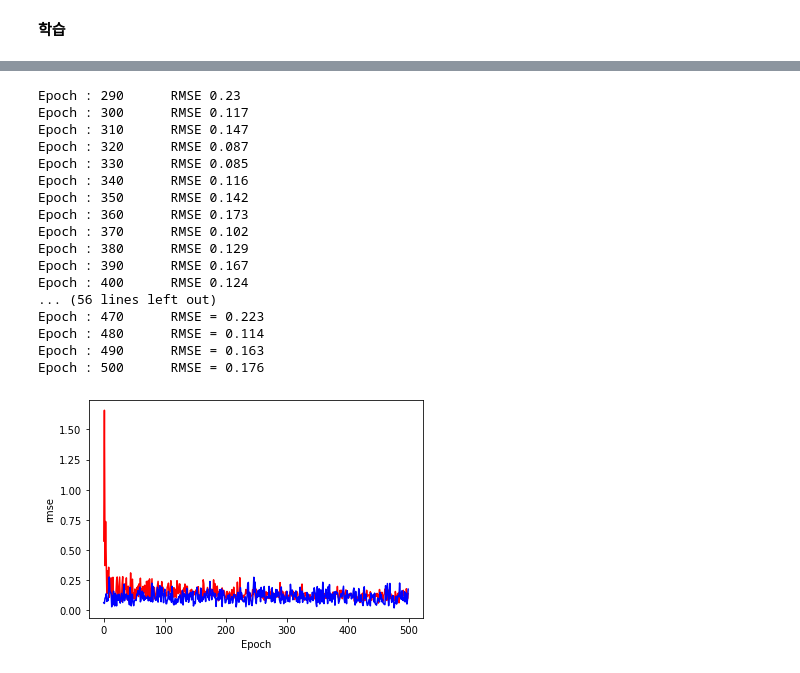
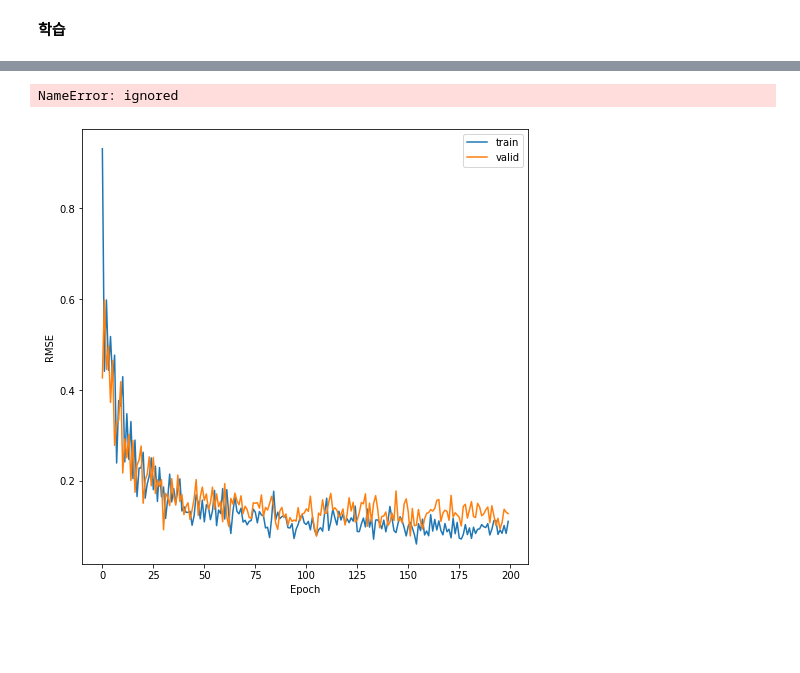
Before and after one commit to gravity0717/Capstone, a Jupyter notebook: MuitiCNN_MU_dataset.ipynb, the cells around one changed output, grey strips where cells are left out. Drawn from its saved outputs; the diff is of its cells as text; code cells hidden in the pictures; blank space fills up the shorter version.

```diff
--- a/MuitiCNN_MU_dataset.ipynb
+++ b/MuitiCNN_MU_dataset.ipynb
@@ -375,46 +449,42 @@ test_dataloader = DataLoader(test_dataset, batch_size=4, shuffle=True, drop_last
-# %%
-torch.manual_seed(999)
-model_no_dp=Model_no_dp().to(device)
-dataset_size = len(custom_cloth)
-train_dataset,  test_dataset = random_split(custom_cloth, [train_size, test_size])
-
-train_dataloader = DataLoader(train_dataset, batch_size=16, shuffle=True, drop_last=True)
-test_dataloader = DataLoader(test_dataset, batch_size=4, shuffle=True, drop_last=True)
-criterion =torch.nn.MSELoss()
-optimizer =torch.optim.SGD(model_no_dp.parameters(), lr=  0.01)
-
-train_li=train(500,model_no_dp,optimizer=optimizer,criterion=criterion)
-test_li=test(500,model_no_dp,optimizer=optimizer,criterion=criterion)
-# %% [output]
-Epoch : 290      RMSE 0.23
-Epoch : 300      RMSE 0.117
-Epoch : 310      RMSE 0.147
-Epoch : 320      RMSE 0.087
-Epoch : 330      RMSE 0.085
-Epoch : 340      RMSE 0.116
-Epoch : 350      RMSE 0.142
-Epoch : 360      RMSE 0.173
-Epoch : 370      RMSE 0.102
-Epoch : 380      RMSE 0.129
-Epoch : 390      RMSE 0.167
-Epoch : 400      RMSE 0.124
-... (56 lines left out)
-Epoch : 470      RMSE = 0.223
-Epoch : 480      RMSE = 0.114
-Epoch : 490      RMSE = 0.163
-Epoch : 500      RMSE = 0.176
+# %%
+gt=[]
+for x_tensor in groundtruth:
+  x_tensor=x_tensor.detach().cpu().numpy()
+  for x in x_tensor:
+    gt.append(x.item())
+
+import csv
+
+with open('groundtruth.csv','w',encoding='utf8',newline='') as f:
+  write =csv.writer(f)
+
+  write.writerows(f)
+# %% [output]
+NameError: ignored
 # %%
 #시각화
 t_l=[]
 for x in train_li:
   x=x.detach().cpu().numpy()
   t_l.append(x)
-plt.plot(np.arange(500),t_l,'r')
-plt.plot(np.arange(500),test_li,'b')
+
+vd_l=[]
+for x in valid_li:
+  x=x.detach().cpu().numpy()
+  vd_l.append(x)
+
+fig = plt.figure(figsize=(8,8)) ## 캔버스 생성
+fig.set_facecolor('white') ## 캔버스 색상 설정
+ax = fig.add_subplot() ## 그림 뼈대(프레임) 생성
+
+ax.plot(np.arange(200),t_l,label='train') ## 선그래프 생성
+ax.plot(np.arange(200),vd_l,label='valid')
+
+ax.legend()
 
 plt.xlabel("Epoch")
-plt.ylabel("rmse")
+plt.ylabel("RMSE")
 
 plt.show()
 # %% [output]
-[figure, old version]
+[figure, new version]
```
Also changed, not shown: parts of 24 cells of this notebook.
